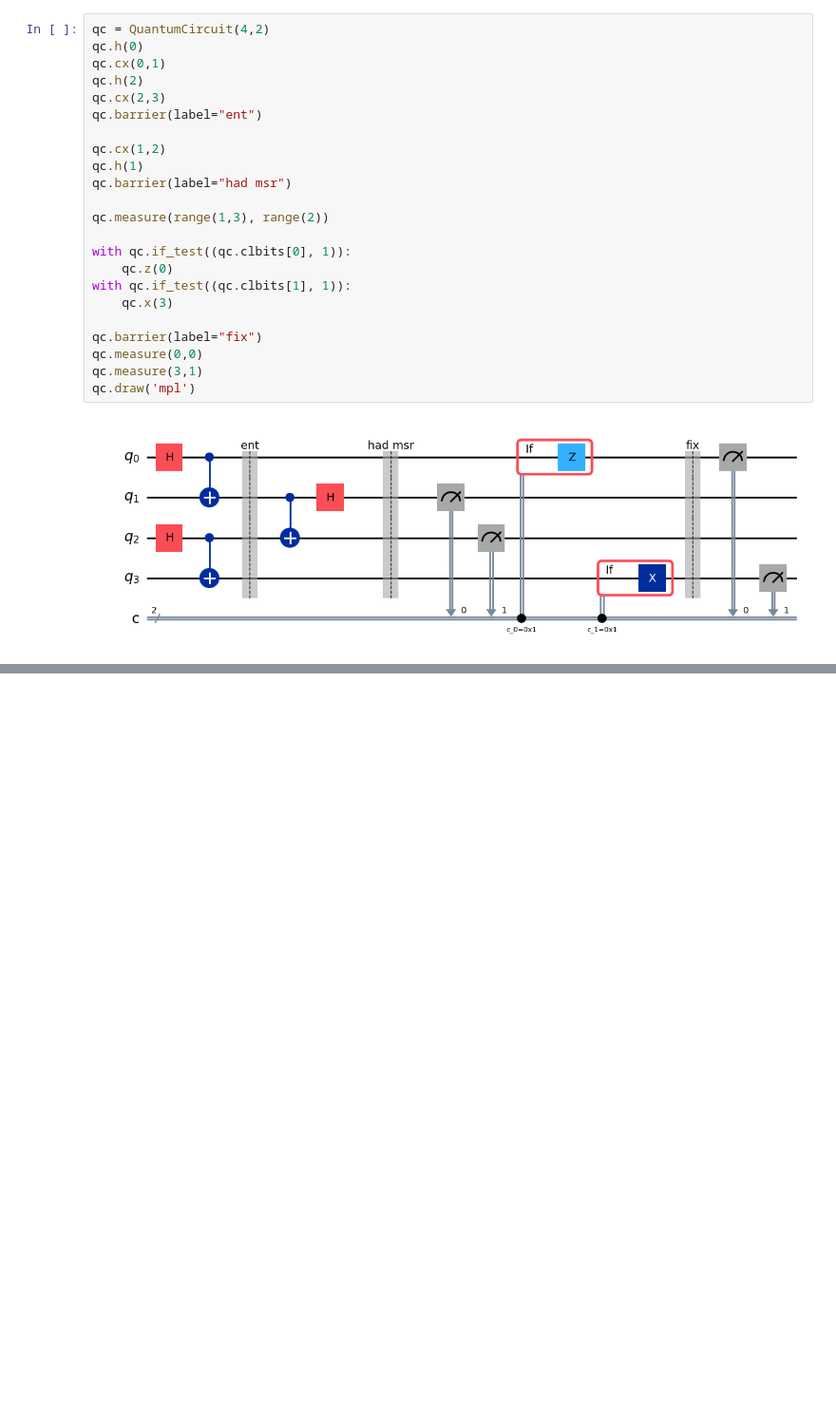
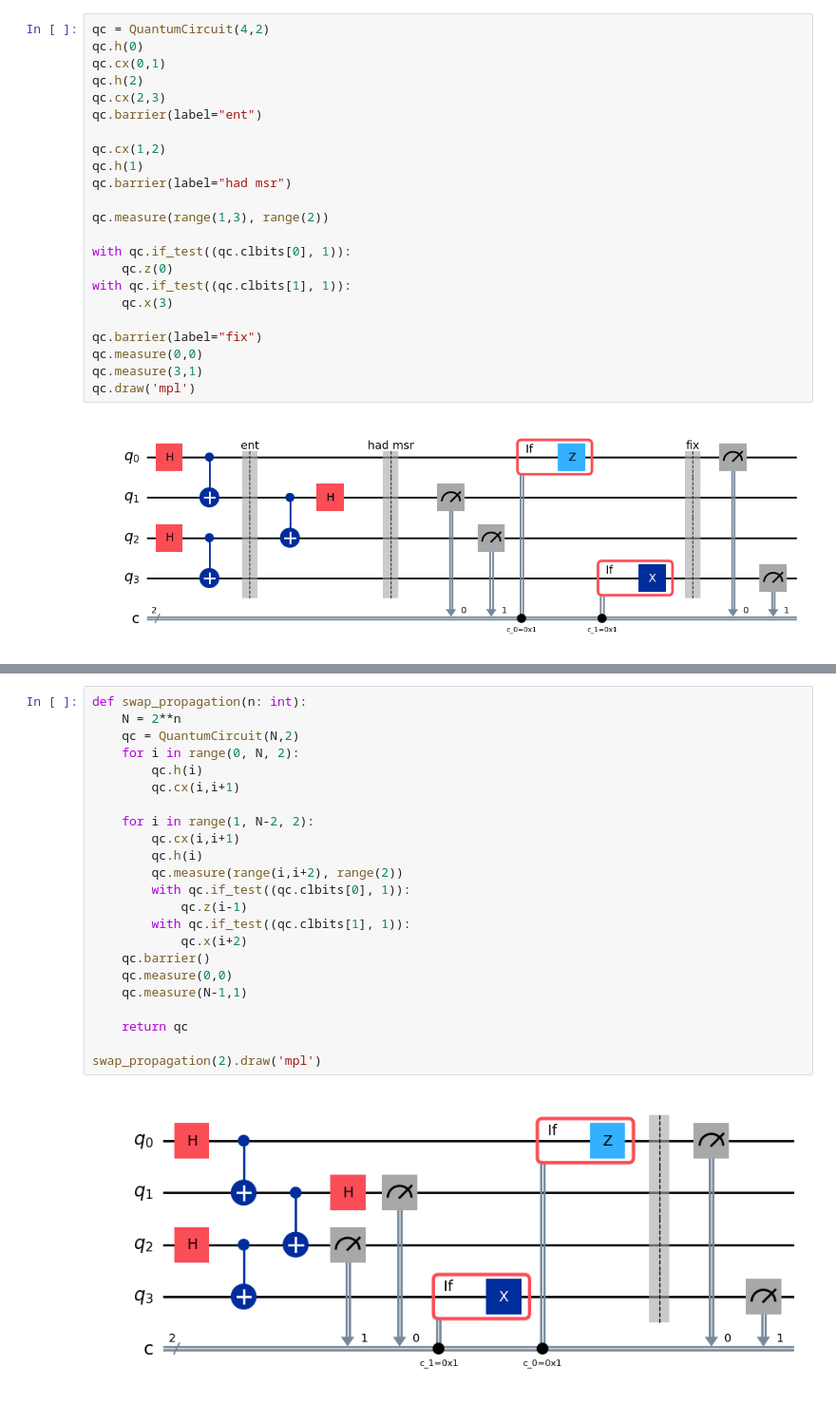
Before and after one commit to BoredDam/quantum-algorithms, a Jupyter notebook: entanglement-swap/entanglement-swap.ipynb, the cells around one changed output, grey strips where cells are left out. Shown at 95% size. Saved outputs shown, nothing was run; the diff lists cells and outputs as text; blank space fills up the shorter version.

Commit message:
generalized entanglement swap

```diff
--- a/entanglement-swap/entanglement-swap.ipynb
+++ b/entanglement-swap/entanglement-swap.ipynb
@@ -39,0 +40,25 @@ plot_histogram(counts)
+# %%
+def swap_propagation(n: int):
+    N = 2**n
+    qc = QuantumCircuit(N,2)
+    for i in range(0, N, 2):
+        qc.h(i)
+        qc.cx(i,i+1)
+
+    for i in range(1, N-2, 2):
+        qc.cx(i,i+1)
+        qc.h(i)
+        qc.measure(range(i,i+2), range(2))
+        with qc.if_test((qc.clbits[0], 1)):
+            qc.z(i-1)
+        with qc.if_test((qc.clbits[1], 1)):
+            qc.x(i+2)
+    qc.barrier()
+    qc.measure(0,0)
+    qc.measure(N-1,1)
+
+    return qc
+
+swap_propagation(2).draw('mpl')
+# %% [output]
+[figure, added]
```
Also changed, not shown: parts of 1 cell of this notebook.
